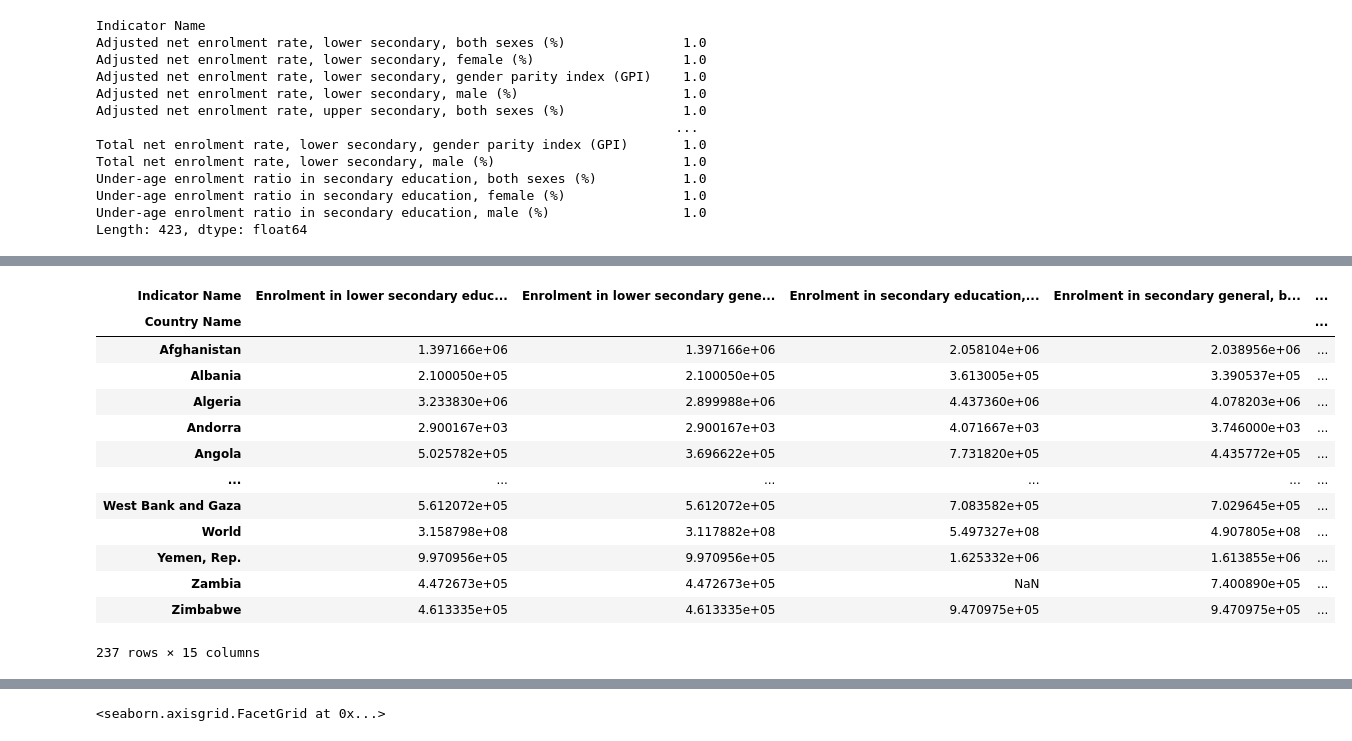
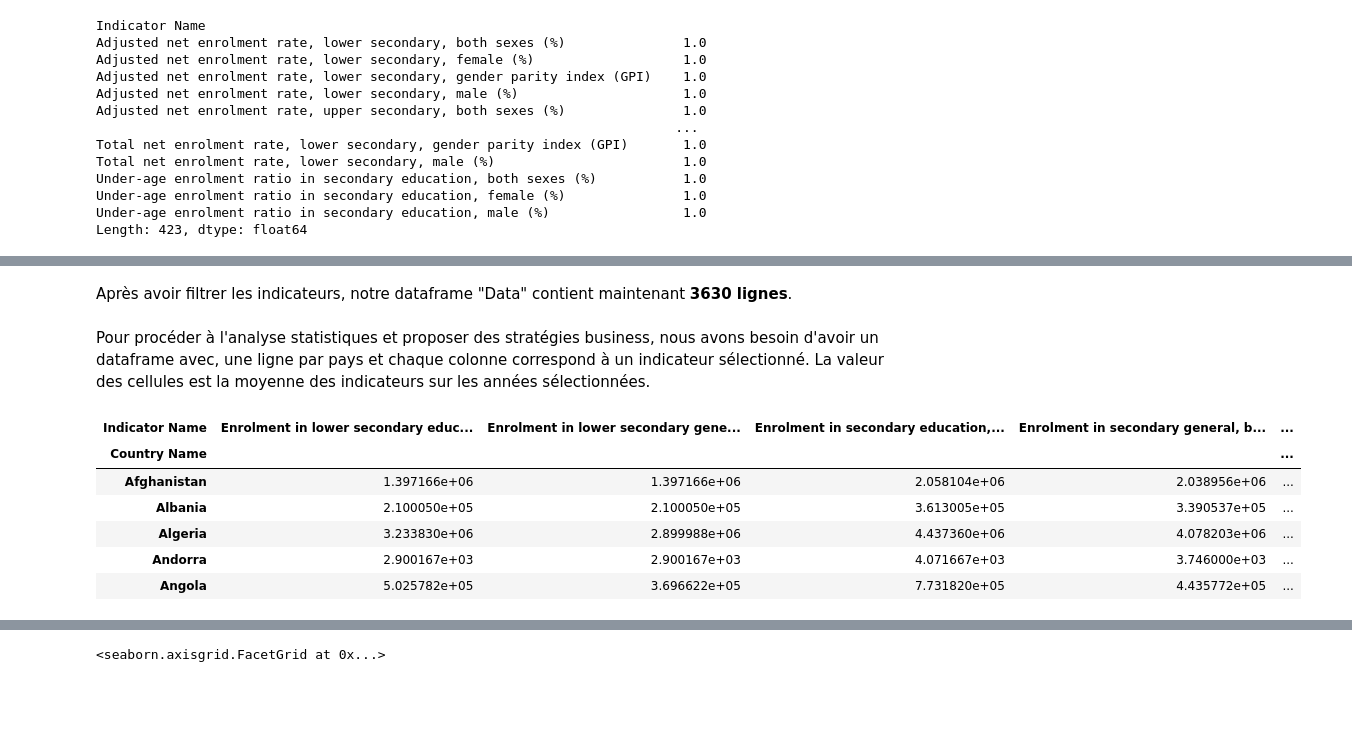
Before and after one commit to R0mNavarr0/Analysez-des-donnees-de-systemes-educatifs, a Jupyter notebook: EDA_academy.ipynb, the cells around one changed output, grey strips where cells are left out. Cells and saved outputs as stored; diff of their text form; code cells hidden in the pictures; blank space fills up the shorter version.

```diff
--- a/EDA_academy.ipynb
+++ b/EDA_academy.ipynb
@@ -611,3 +668,7 @@ array(['Enrolment in lower secondary education, both sexes (number)',
+# %% [markdown]
+Après avoir filtrer les indicateurs, notre dataframe "Data" contient maintenant **3630 lignes**.
+# %% [markdown]
+Pour procéder à l'analyse statistiques et proposer des stratégies business, nous avons besoin d'avoir un dataframe avec, une ligne par pays et chaque colonne correspond à un indicateur sélectionné. La valeur des cellules est la moyenne des indicateurs sur les années sélectionnées.
 # %%
 df_indicateur_pays = pd.melt(df_data_filtered,
                              id_vars=['Country Name', 'Indicator Name'],
@@ -622,18 +683,11 @@ df_indicateur_pays = df_indicateur_pays.pivot_table(index='Country Name',
 # %%
-df_indicateur_pays
+df_indicateur_pays.head(5)
 # %% [output]
 | Indicator Name | Enrolment in lower secondary educ... | Enrolment in lower secondary gene... | Enrolment in secondary education,... | Enrolment in secondary general, b... | ... |
 | Country Name |  |  |  |  | ... |
 | Afghanistan | 1.397166e+06 | 1.397166e+06 | 2.058104e+06 | 2.038956e+06 | ... |
 | Albania | 2.100050e+05 | 2.100050e+05 | 3.613005e+05 | 3.390537e+05 | ... |
 | Algeria | 3.233830e+06 | 2.899988e+06 | 4.437360e+06 | 4.078203e+06 | ... |
 | Andorra | 2.900167e+03 | 2.900167e+03 | 4.071667e+03 | 3.746000e+03 | ... |
 | Angola | 5.025782e+05 | 3.696622e+05 | 7.731820e+05 | 4.435772e+05 | ... |
-| ... | ... | ... | ... | ... | ... |
-| West Bank and Gaza | 5.612072e+05 | 5.612072e+05 | 7.083582e+05 | 7.029645e+05 | ... |
-| World | 3.158798e+08 | 3.117882e+08 | 5.497327e+08 | 4.907805e+08 | ... |
-| Yemen, Rep. | 9.970956e+05 | 9.970956e+05 | 1.625332e+06 | 1.613855e+06 | ... |
-| Zambia | 4.472673e+05 | 4.472673e+05 | NaN | 7.400890e+05 | ... |
-| Zimbabwe | 4.613335e+05 | 4.613335e+05 | 9.470975e+05 | 9.470975e+05 | ... |
-237 rows × 15 columns
 # %% [markdown]
```
Also changed, not shown: parts of 41 cells of this notebook.
